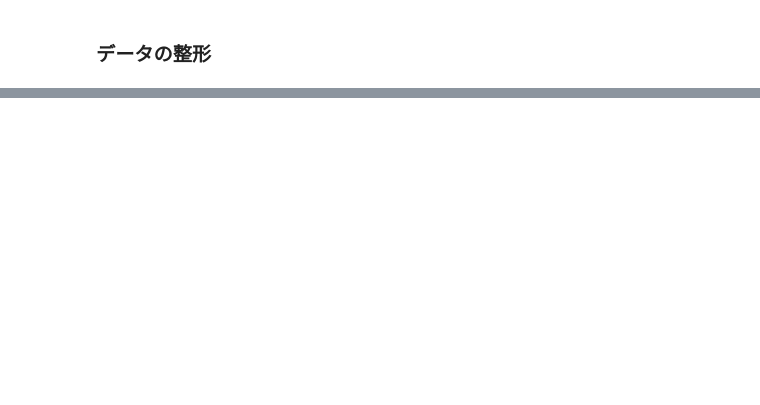
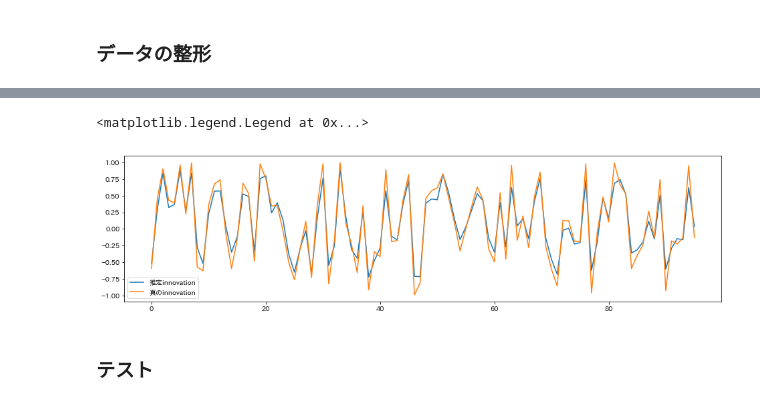
Before and after one commit to ryuichi-tate/estimate-innovation, a Jupyter notebook: kurtosis_loss/lean_kurtosis.ipynb, the cells around one changed output, grey strips where cells are left out. Saved outputs shown, nothing was run; the diff lists cells and outputs as text; code cells hidden in the pictures; blank space fills up the shorter version.

```diff
--- a/kurtosis_loss/lean_kurtosis.ipynb
+++ b/kurtosis_loss/lean_kurtosis.ipynb
@@ -57,2 +67,4 @@ plt.plot(data)
+# %%
+hat_p = 4
 # %% [markdown]
 ### データの整形
@@ -58,0 +77,6 @@ plt.plot(data)
+# %%
+def makeMatrix(data, hat_p):
+    data = data.view(1,-1)
+    return torch.cat([data[:,i:i+hat_p+1] for i in range(data.shape[1]-hat_p)],dim=0)
+trainMatrix = makeMatrix(trainData, hat_p=hat_p)
+valMatrix = makeMatrix(valData, hat_p=hat_p)
@@ -58,0 +128,9 @@ plt.plot(data)
+# %%
+predictor = models.semiLinearPredictNet(input_size=hat_p+1)
+preF_paramPath = path+"kurtosis_loss/parameters/p{0}/pre_semiLinearPredictor.pth".format(hat_p)
+predictor.load_state_dict(torch.load(preF_paramPath))
+predictor = predictor.to(device)
+
+torch.manual_seed(opt.generator_seed)
+generator = models.FullConnectGenerator(input_size = hat_p+1, output_size=1)
+generator = generator.to(device)
@@ -58,0 +313,22 @@ plt.plot(data)
+# %%
+phi_a = [1.0, -0.5, 0.7, -0.4] ; phi_b = [0]
+p = len(phi_a) ; q = len(phi_b)
+dataSeed=2**32-1
+N = 100
+testData = tsModel.nonLinearARIMA(a=phi_a, b=phi_b, N=N, random_seed=dataSeed, randomness='uniform', sigma=1/np.sqrt(3))
+test_inno = tsModel.nonLinearARIMA(a=phi_a, b=phi_b, N=N, random_seed=dataSeed, randomness='uniform', return_innovation=True, sigma=1/np.sqrt(3))
+# 描画
+# plt.figure(figsize=(16,2)) ; plt.plot(testData) ; plt.show()
+# データをGPUかCPUに乗っける
+testData = torch.from_numpy(testData).float().to(device)
+testMatrix = makeMatrix(testData, hat_p=hat_p)
+# %%
+plt.figure(figsize=(16,4))
+plt.plot(generator(testMatrix).detach().cpu().numpy(), label="推定innovation")
+plt.plot(test_inno[4:], label="真のinnovation")
+plt.legend()
+# %% [output]
+<matplotlib.legend.Legend at 0x...>
+[figure, added]
+# %% [markdown]
+### テスト
```
Also changed, not shown: parts of 27 cells of this notebook, 3 other files.
